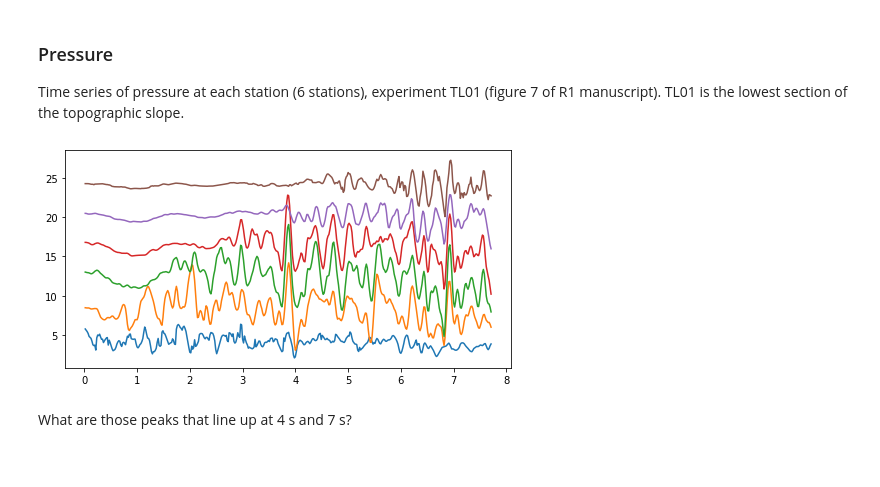
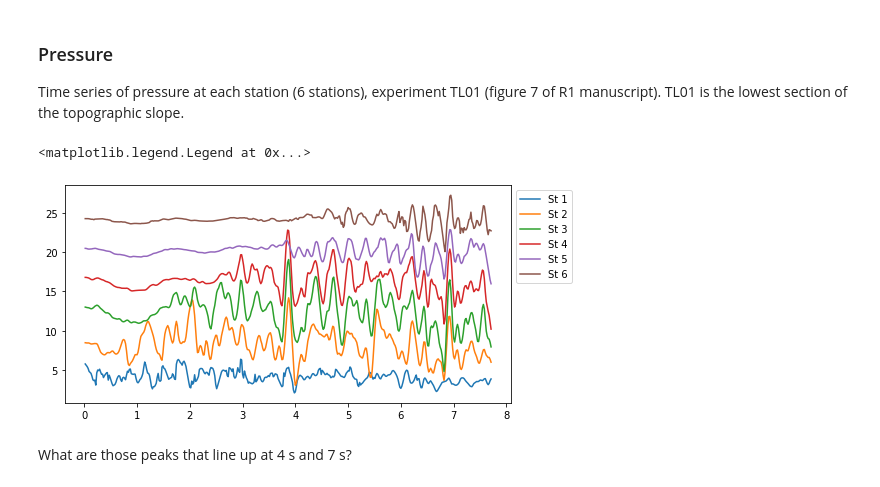
Before and after one commit to anakarinarm/GravityCurrent, a Jupyter notebook: paper_correcciones/pressure_timeseries_analysis.ipynb, the cells around one changed output. Cells and saved outputs as stored; diff of their text form; code cells hidden in the pictures.

```diff
--- a/paper_correcciones/pressure_timeseries_analysis.ipynb
+++ b/paper_correcciones/pressure_timeseries_analysis.ipynb
@@ -20,12 +21,14 @@ Time series of pressure at each station (6 stations), experiment TL01 (figure 7
 # %%
 fig,ax = plt.subplots(1,1,figsize=(8,4))
 
 for st in range(1,7):
     filename = ('GCer07_Pres%d_c1.txt' %st)
     df = pd.read_csv(filename, sep='\t', names=['time','pressure'])
     pres = df.pressure
     time = df.time
     offset = (st*4)
-    ax.plot(time, pres+offset)
+    ax.plot(time, pres+offset, label='St %d' %st)
+ax.legend(bbox_to_anchor=(1,1))
 # %% [output]
+<matplotlib.legend.Legend at 0x...>
-[figure, old version]
+[figure, new version]
```
Also changed, not shown: parts of 5 cells of this notebook.
